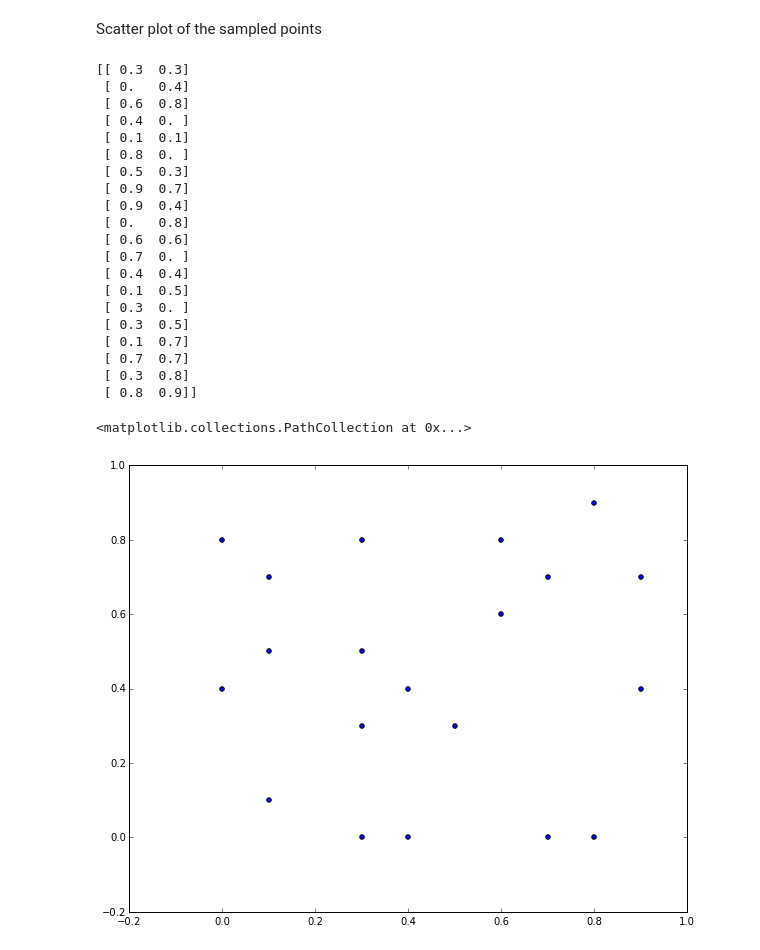
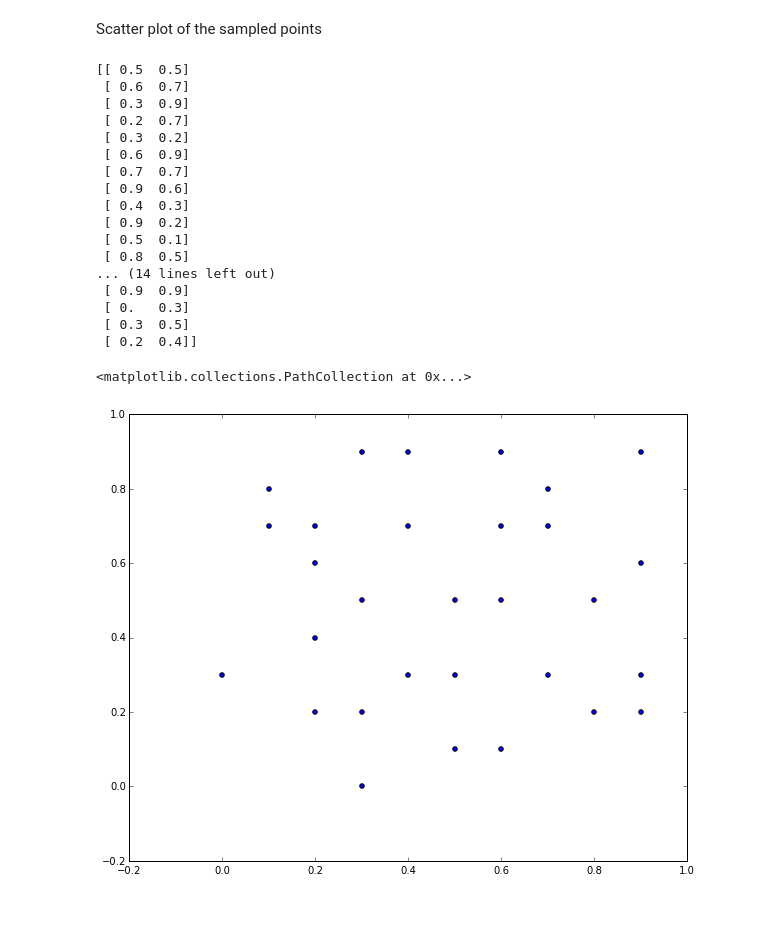
Before and after one commit to victorhcm/dppy, a Jupyter notebook: inspecting-dpp-sampling.ipynb, the cells around one changed output. Cells and saved outputs as stored; diff of their text form; code cells hidden in the pictures; blank space fills up the shorter version.

```diff
--- a/inspecting-dpp-sampling.ipynb
+++ b/inspecting-dpp-sampling.ipynb
@@ -368,35 +368,32 @@ Scatter plot of the sampled points
 # %%
 # now, convert the points and do a scatter plot
 """
 n = 10 # thus, N = n^2. As I'm sampling from a plane, D = 2
 sigma = 0.1
 grid_points = np.arange(n) / float(n)
 dpp_grid = DPP(grid_points)
 """
-sampled_idxs = dpp_grid.dummy_sampling(20)
+sampled_idxs = dpp_grid.dummy_sampling(30)
 sampled_points = dpp_grid.idx_to_point[sampled_idxs]
 print sampled_points
 plt.scatter(sampled_points[:,0], sampled_points[:,1])
 # %% [output]
-[[ 0.3  0.3]
- [ 0.   0.4]
- [ 0.6  0.8]
- [ 0.4  0. ]
- [ 0.1  0.1]
- [ 0.8  0. ]
- [ 0.5  0.3]
- [ 0.9  0.7]
- [ 0.9  0.4]
- [ 0.   0.8]
- [ 0.6  0.6]
- [ 0.7  0. ]
- [ 0.4  0.4]
- [ 0.1  0.5]
- [ 0.3  0. ]
+[[ 0.5  0.5]
+ [ 0.6  0.7]
+ [ 0.3  0.9]
+ [ 0.2  0.7]
+ [ 0.3  0.2]
+ [ 0.6  0.9]
+ [ 0.7  0.7]
+ [ 0.9  0.6]
+ [ 0.4  0.3]
+ [ 0.9  0.2]
+ [ 0.5  0.1]
+ [ 0.8  0.5]
+... (14 lines left out)
+ [ 0.9  0.9]
+ [ 0.   0.3]
  [ 0.3  0.5]
- [ 0.1  0.7]
- [ 0.7  0.7]
- [ 0.3  0.8]
- [ 0.8  0.9]]
+ [ 0.2  0.4]]
 <matplotlib.collections.PathCollection at 0x...>
-[figure, old version]
+[figure, new version]
```
Also changed, not shown: parts of 3 cells of this notebook, 2 other files.
